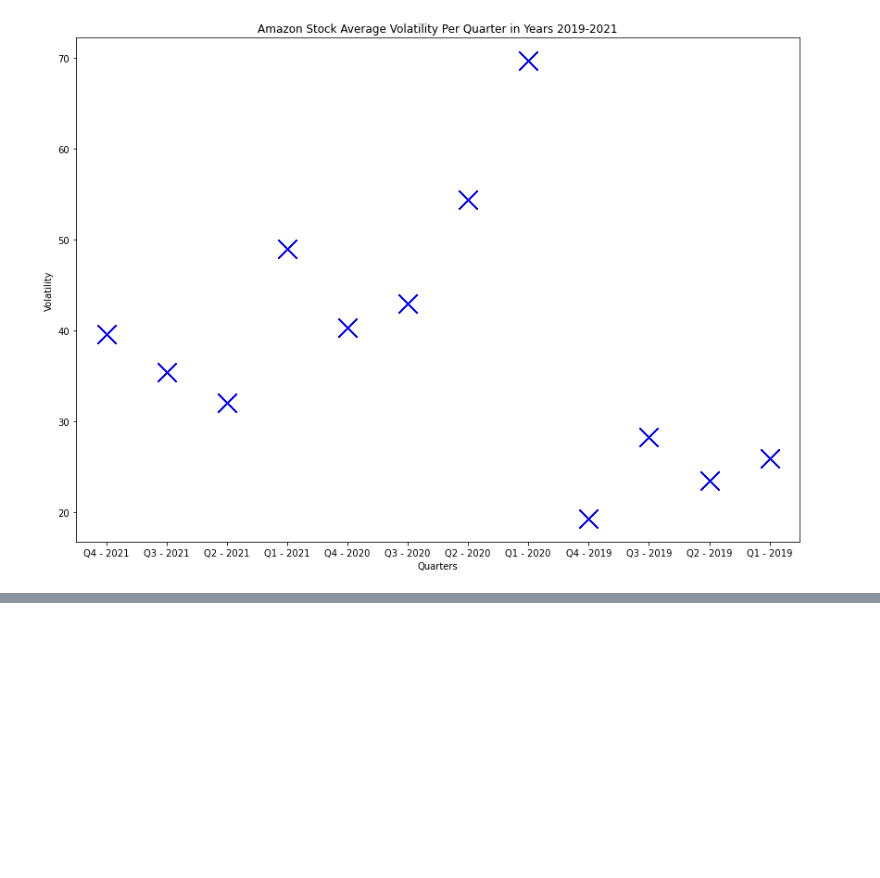
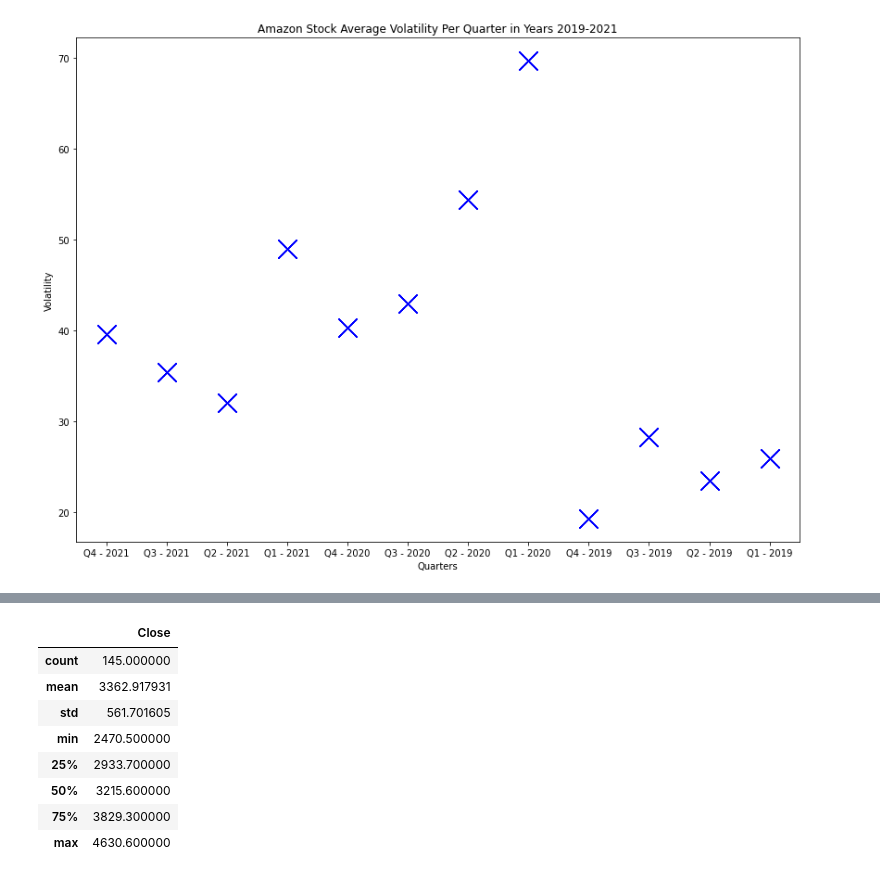
Before and after one commit to Snail2037/CMSC320-Final-Project, a Jupyter notebook: S&P500.ipynb, the cells around one changed output, grey strips where cells are left out. Cells and saved outputs as stored; diff of their text form; code cells hidden in the pictures; blank space fills up the shorter version.

```diff
--- a/S&P500.ipynb
+++ b/S&P500.ipynb
@@ -320,0 +324,6 @@ years_table = pd.DataFrame(columns = ['Year'] + ['Month'])
+# %%
+final_df = wsj_data.copy()
+# Reindex data using a DatetimeIndex
+final_df.set_index(pd.DatetimeIndex(final_df['Date']), inplace=True)
+# Keep only the 'Adj Close' Value
+final_df = final_df[[' Close']]
@@ -320,0 +343,17 @@ years_table = pd.DataFrame(columns = ['Year'] + ['Month'])
+# %%
+# Drops the first n rows
+final_df = final_df.iloc[10:]
+# %%
+# Split data into testing and training sets
+X_train, X_test, y_train, y_test = train_test_split(final_df[[' Close']], final_df[['EMA_10']], test_size=.2)
+X_test.describe()
+# %% [output]
+|  | Close |
+| count | 145.000000 |
+| mean | 3362.917931 |
+| std | 561.701605 |
+| min | 2470.500000 |
+| 25% | 2933.700000 |
+| 50% | 3215.600000 |
+| 75% | 3829.300000 |
+| max | 4630.600000 |
```
Also changed, not shown: parts of 12 cells of this notebook.
